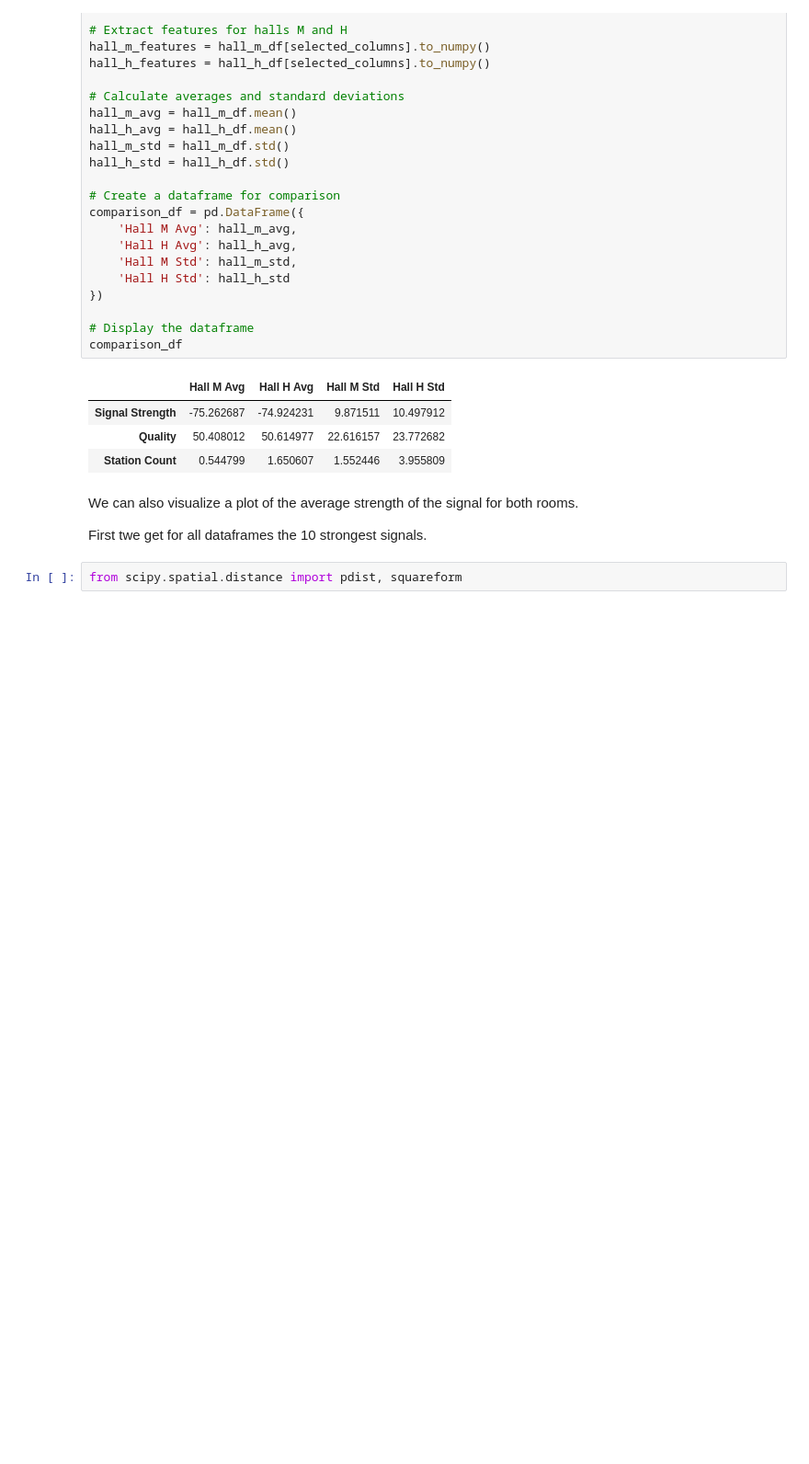
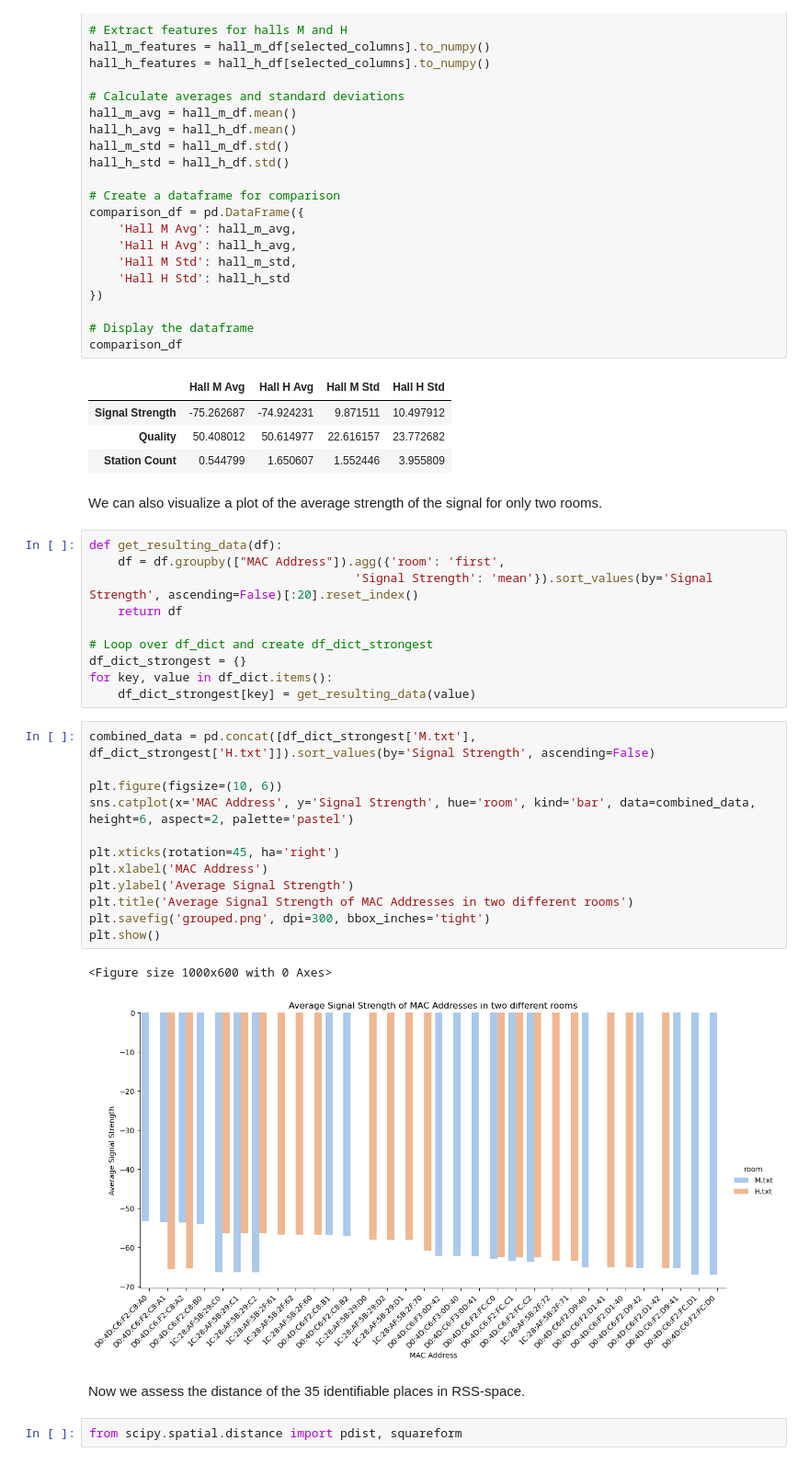
Before and after one commit to Nelis5174473/Wi-Fi-Fingerprinting-GEO1003, a Jupyter notebook: Analysis.ipynb, the cells around one changed output. Shown at 92% size. Cells and saved outputs as stored; diff of their text form; blank space fills up the shorter version.

Commit message:
new plot

```diff
--- a/Analysis.ipynb
+++ b/Analysis.ipynb
@@ -206,9 +198,34 @@ comparison_df
 | Station Count | 0.544799 | 1.650607 | 1.552446 | 3.955809 |
 # %% [markdown]
 
-We can also visualize a plot of the average strength of the signal for both rooms.
-
-First twe get for all dataframes the 10 strongest signals.
+We can also visualize a plot of the average strength of the signal for only two rooms.
+# %%
+def get_resulting_data(df):
+    df = df.groupby(["MAC Address"]).agg({'room': 'first',
+                                     'Signal Strength': 'mean'}).sort_values(by='Signal Strength', ascending=False)[:20].reset_index()
+    return df
+
+# Loop over df_dict and create df_dict_strongest
+df_dict_strongest = {}
+for key, value in df_dict.items():
+    df_dict_strongest[key] = get_resulting_data(value)
+# %%
+combined_data = pd.concat([df_dict_strongest['M.txt'], df_dict_strongest['H.txt']]).sort_values(by='Signal Strength', ascending=False)
+
+plt.figure(figsize=(10, 6))
+sns.catplot(x='MAC Address', y='Signal Strength', hue='room', kind='bar', data=combined_data, height=6, aspect=2, palette='pastel')
+
+plt.xticks(rotation=45, ha='right')
+plt.xlabel('MAC Address')
+plt.ylabel('Average Signal Strength')
+plt.title('Average Signal Strength of MAC Addresses in two different rooms')
+plt.savefig('grouped.png', dpi=300, bbox_inches='tight')
+plt.show()
+# %% [output]
+<Figure size 1000x600 with 0 Axes>
+[figure, added]
+# %% [markdown]
+Now we assess the distance of the 35 identifiable places in RSS-space.
 # %%
 from scipy.spatial.distance import pdist, squareform
 # %%
```
Also changed, not shown: parts of 3 cells of this notebook, 3 other files.
